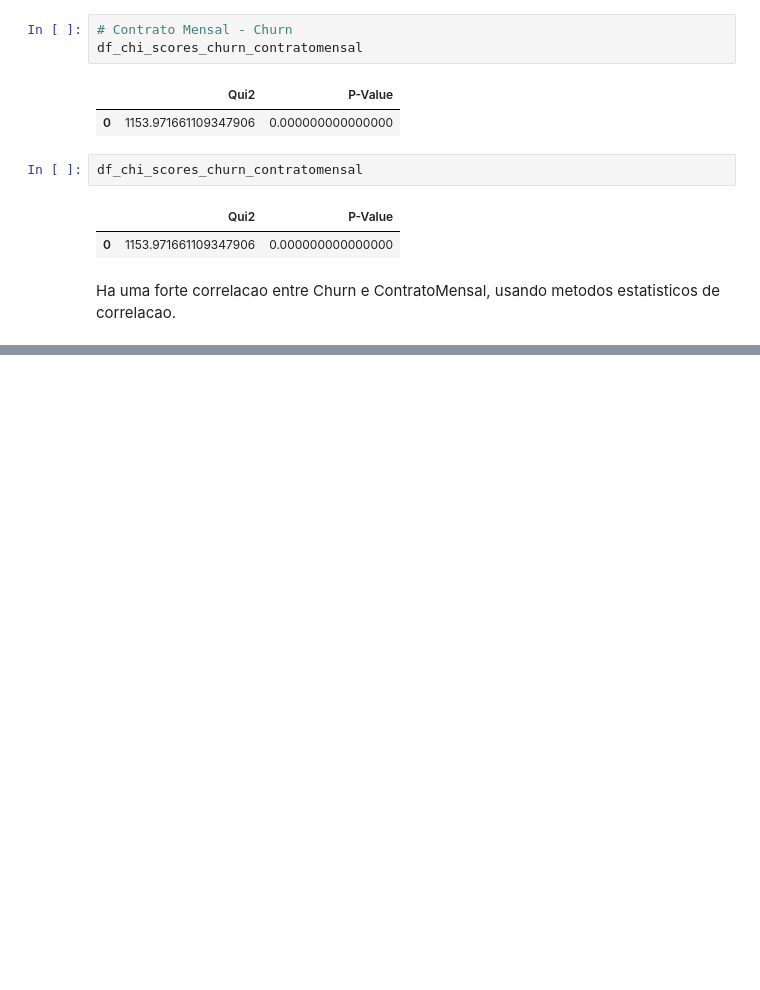
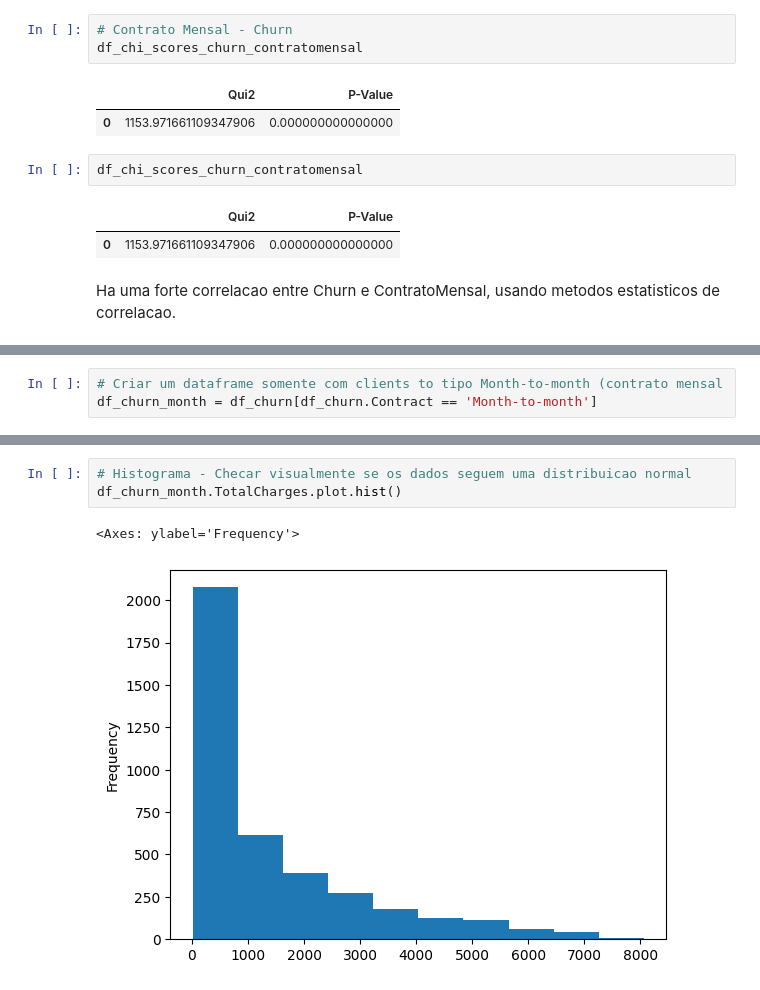
Before and after one commit to marciocamello/ml-eda, a Jupyter notebook: eda_churn.ipynb, the cells around one changed output, grey strips where cells are left out. Saved outputs shown, nothing was run; the diff lists cells and outputs as text; blank space fills up the shorter version.

```diff
--- a/eda_churn.ipynb
+++ b/eda_churn.ipynb
@@ -1022,0 +1079,3 @@ Ha uma forte correlacao entre Churn e ContratoMensal, usando metodos estatistico
+# %%
+# Criar um dataframe somente com clients to tipo Month-to-month (contrato mensal
+df_churn_month = df_churn[df_churn.Contract == 'Month-to-month']
@@ -1022,0 +1098,6 @@ Ha uma forte correlacao entre Churn e ContratoMensal, usando metodos estatistico
+# %%
+# Histograma - Checar visualmente se os dados seguem uma distribuicao normal
+df_churn_month.TotalCharges.plot.hist()
+# %% [output]
+<Axes: ylabel='Frequency'>
+[figure, added]
```
Also changed, not shown: parts of 7 cells of this notebook, 1 other file.
